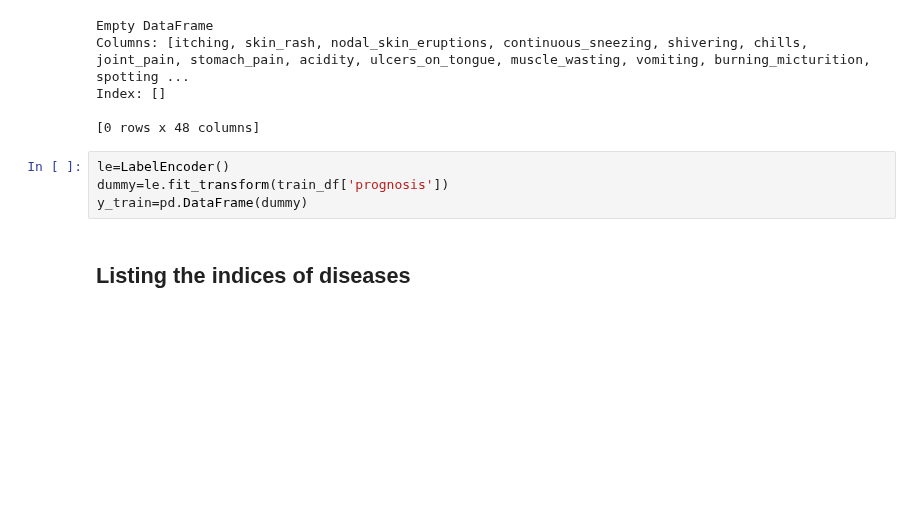
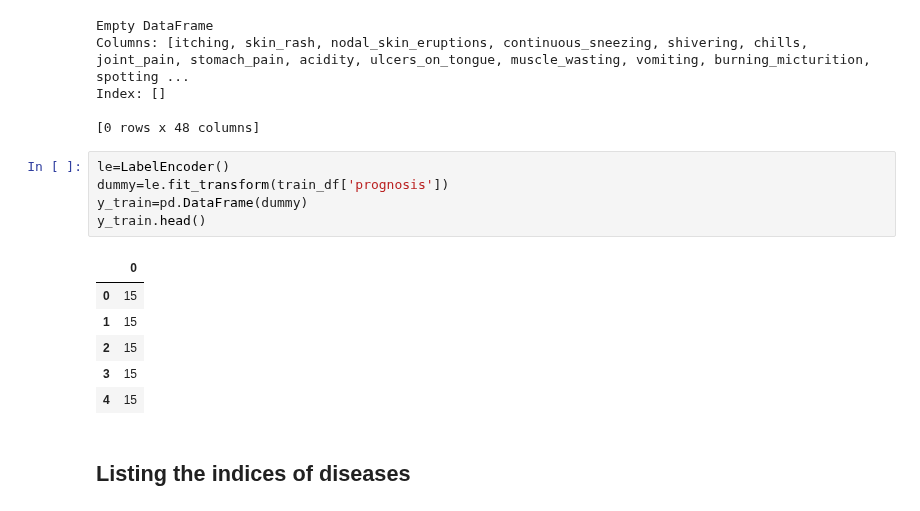
Before and after one commit to TheBlueZayn/Disease-Symptom-Prediction, a Jupyter notebook: disease-classification-after-pca-using-ann-and-rf.ipynb, the cells around one changed output. Cells and saved outputs as stored; diff of their text form; blank space fills up the shorter version.

```diff
--- a/disease-classification-after-pca-using-ann-and-rf.ipynb
+++ b/disease-classification-after-pca-using-ann-and-rf.ipynb
@@ -291,7 +309,15 @@ Index: []
 # %%
 le=LabelEncoder()
 dummy=le.fit_transform(train_df['prognosis'])
 y_train=pd.DataFrame(dummy)
+y_train.head()
+# %% [output]
+|  | 0 |
+| 0 | 15 |
+| 1 | 15 |
+| 2 | 15 |
+| 3 | 15 |
+| 4 | 15 |
 # %% [markdown]
 ## Listing the indices of diseases
 # %%
```
Also changed, not shown: parts of 15 cells of this notebook, 1 other file.
